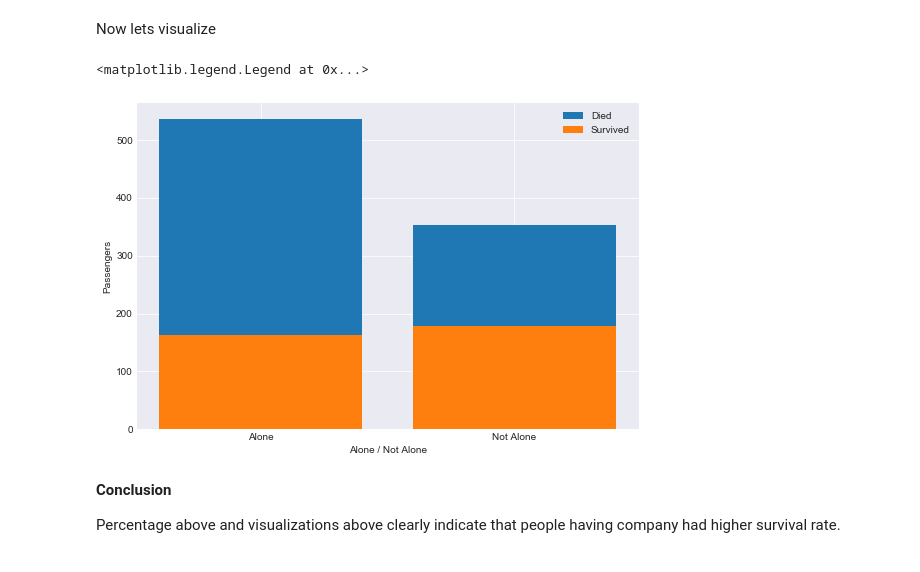
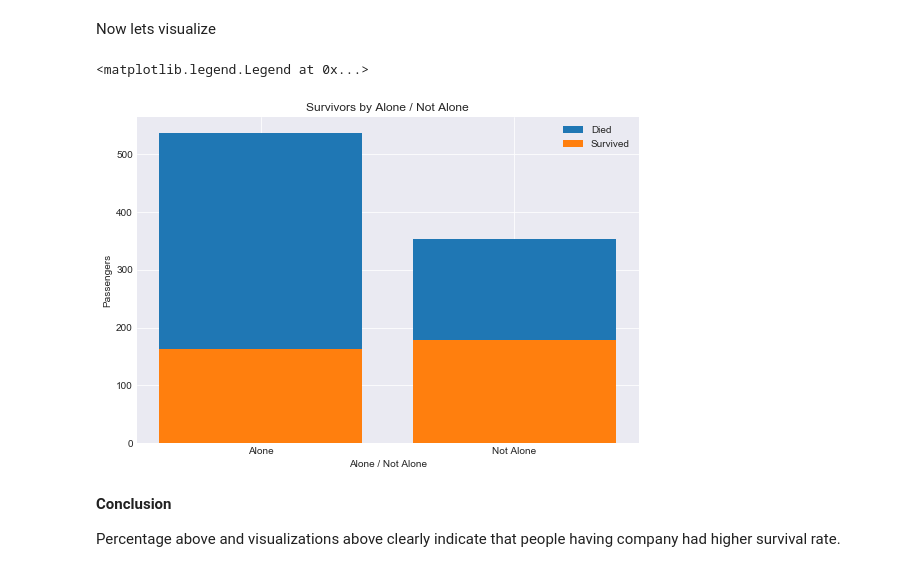
Before and after one commit to vikramsjn/Investigate-Titanic-Dataset, a Jupyter notebook: Analysis of Titanic Dataset.ipynb, the cells around one changed output. Saved outputs shown, nothing was run; the diff lists cells and outputs as text; code cells hidden in the pictures.

```diff
--- a/Analysis of Titanic Dataset.ipynb
+++ b/Analysis of Titanic Dataset.ipynb
@@ -385,20 +394,21 @@ Now lets visualize
 # %%
 x = range(len(loneliness_summary.index.values))
 ht = loneliness_summary.Total
 hs = loneliness_summary.Survived
 
 pht = plt.bar(x, ht)
 phs = plt.bar(x, hs)
 
 plt.xticks(x, loneliness_summary.index.values)
 plt.xlabel('Alone / Not Alone')
 plt.ylabel('Passengers')
+plt.title('Survivors by Alone / Not Alone')
 
 
 plt.legend([pht,phs],['Died', 'Survived'])
 # %% [output]
 <matplotlib.legend.Legend at 0x...>
-[figure, old version]
+[figure, new version]
 # %% [markdown]
 **Conclusion**
 
```
Also changed, not shown: parts of 18 cells of this notebook, 1 other file.
